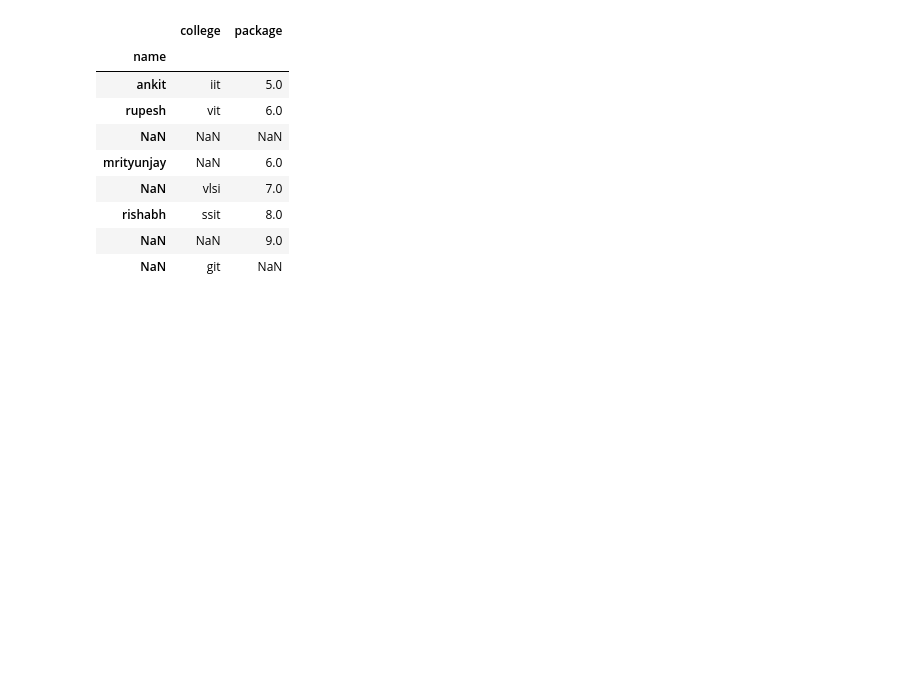
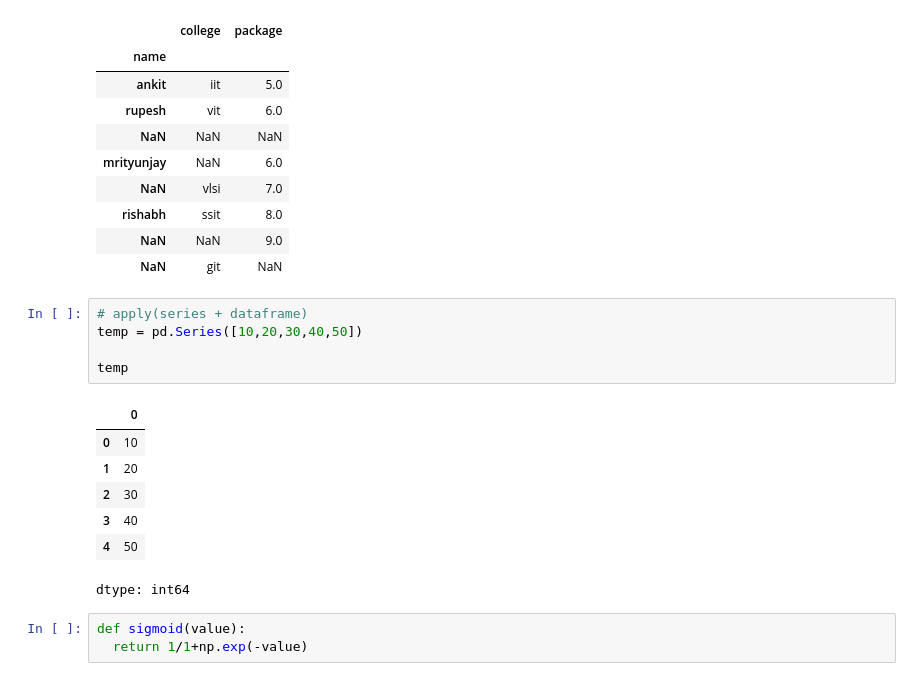
Before and after one commit to akritivishwakarma2007/DE-journey, a Jupyter notebook: DataFrame_methods.ipynb, the cells around one changed output. Saved outputs shown, nothing was run; the diff lists cells and outputs as text; blank space fills up the shorter version.

```diff
--- a/DataFrame_methods.ipynb
+++ b/DataFrame_methods.ipynb
@@ -848,3 +848,19 @@ students.set_index('name').drop(index=['nitish','aditya'])
 | rishabh | ssit | 8.0 |
 | NaN | NaN | 9.0 |
 | NaN | git | NaN |
+# %%
+# apply(series + dataframe)
+temp = pd.Series([10,20,30,40,50])
+
+temp
+# %% [output]
+|  | 0 |
+| 0 | 10 |
+| 1 | 20 |
+| 2 | 30 |
+| 3 | 40 |
+| 4 | 50 |
+dtype: int64
+# %%
+def sigmoid(value):
+  return 1/1+np.exp(-value)
```
Also changed, not shown: parts of 4 cells of this notebook.
